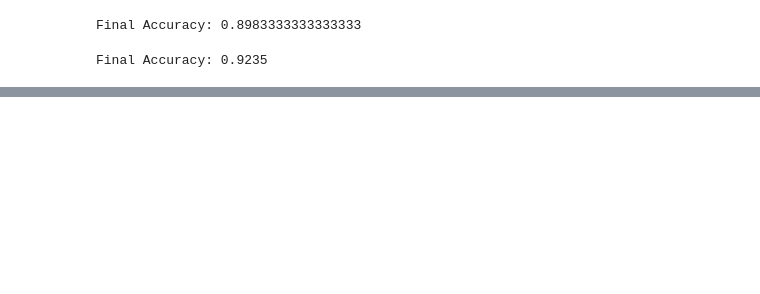
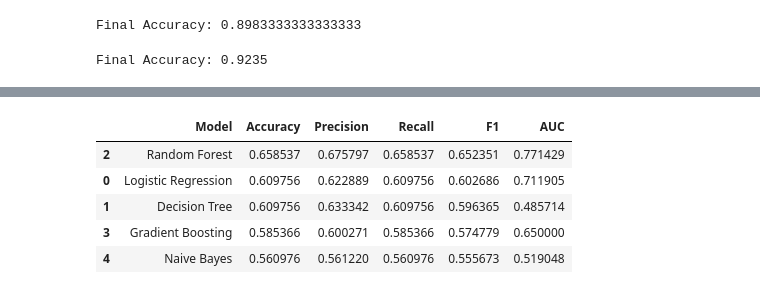
Before and after one commit to Corneliusluis/fake-news-detection, a Jupyter notebook: welfake_modelling.ipynb, the cells around one changed output, grey strips where cells are left out. Drawn from its saved outputs; the diff is of its cells as text; code cells hidden in the pictures; blank space fills up the shorter version.

Commit message:
modelling update

```diff
--- a/welfake_modelling.ipynb
+++ b/welfake_modelling.ipynb
@@ -77,7 +140,7 @@ df = pd.read_csv('cleaned_welfake.csv')
 # df_sampled = df.groupby('label', group_keys=False).sample(frac=0.5, random_state=42)
 
 # Sample 2 rows per class
-df_sampled = df.groupby('label', group_keys=False).sample(n=10000, random_state=42)
+df_sampled = df.groupby('label', group_keys=False).sample(n=1000, random_state=42)
 df_sampled.head()
 # %% [output]
 |  | index | cleaned_title | cleaned_text | label |
@@ -155,14 +224,14 @@ from sklearn.ensemble import (
     AdaBoostClassifier,
 )
 # %%
-feature_cols = text_feature_cols + title_feature_cols
-# [
-#     'num_special_chars', 'num_determinants', 'num_capital_letters', 'num_short_sentences', 'num_long_sentences',
-#     'gunning_fog', 'smog', 'ari',
-#     'polarity', 'title_similarity', 'subjectivity',
-#     'num_syllables', 'num_words', 'rate_adj_adv', 'words_per_sentence',
-#     'num_articles', 'num_verbs', 'num_sentences', 'num_adjectives', 'num_adverbs'
-# ]
+feature_cols = [
+# text_feature_cols + title_feature_cols
+    'num_special_chars', 'num_determinants', 'num_capital_letters', 'num_short_sentences', 'num_long_sentences',
+    'gunning_fog', 'smog', 'ari',
+    'polarity', 'title_similarity', 'subjectivity',
+    'num_syllables', 'num_words', 'rate_adj_adv', 'words_per_sentence',
+    'num_articles', 'num_verbs', 'num_sentences', 'num_adjectives', 'num_adverbs'
+]
 
 X = df_sampled[feature_cols]
 y = df_sampled['label']
@@ -640,0 +723,9 @@ print("Final Accuracy:", accuracy_score(y_test, final_preds))
+# %%
+from pyspark.sql import SparkSession
+
+# Start Spark session (only once)
+spark = SparkSession.builder \
+    .appName("Fake News Detection") \
+    .getOrCreate()
+
+spark.sparkContext.setLogLevel("ERROR")
@@ -640,0 +816,9 @@ print("Final Accuracy:", accuracy_score(y_test, final_preds))
+# %%
+pd.DataFrame(results, columns=["Model", "Accuracy", "Precision", "Recall", "F1", "AUC"]).sort_values(by="Accuracy", ascending=False)
+# %% [output]
+|  | Model | Accuracy | Precision | Recall | F1 | AUC |
+| 2 | Random Forest | 0.658537 | 0.675797 | 0.658537 | 0.652351 | 0.771429 |
+| 0 | Logistic Regression | 0.609756 | 0.622889 | 0.609756 | 0.602686 | 0.711905 |
+| 1 | Decision Tree | 0.609756 | 0.633342 | 0.609756 | 0.596365 | 0.485714 |
+| 3 | Gradient Boosting | 0.585366 | 0.600271 | 0.585366 | 0.574779 | 0.650000 |
+| 4 | Naive Bayes | 0.560976 | 0.561220 | 0.560976 | 0.555673 | 0.519048 |
```
Also changed, not shown: parts of 16 cells of this notebook.
